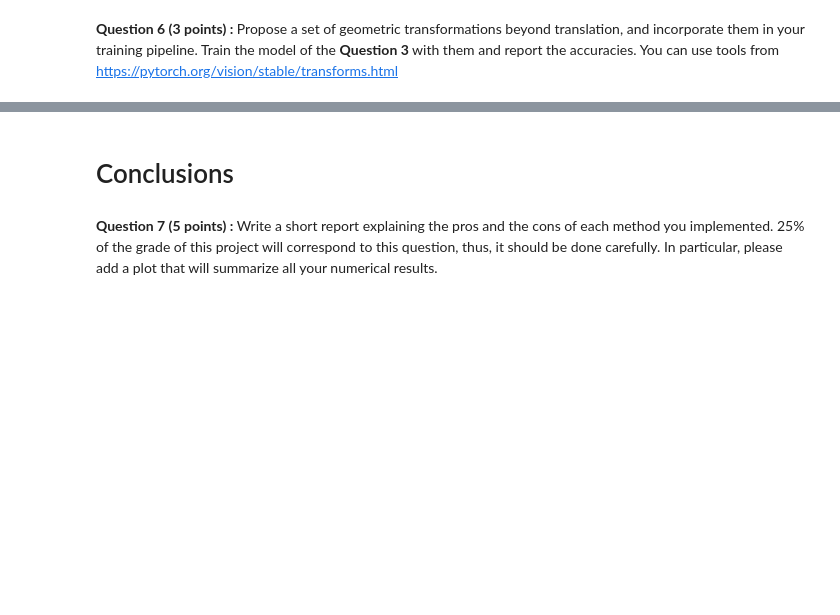
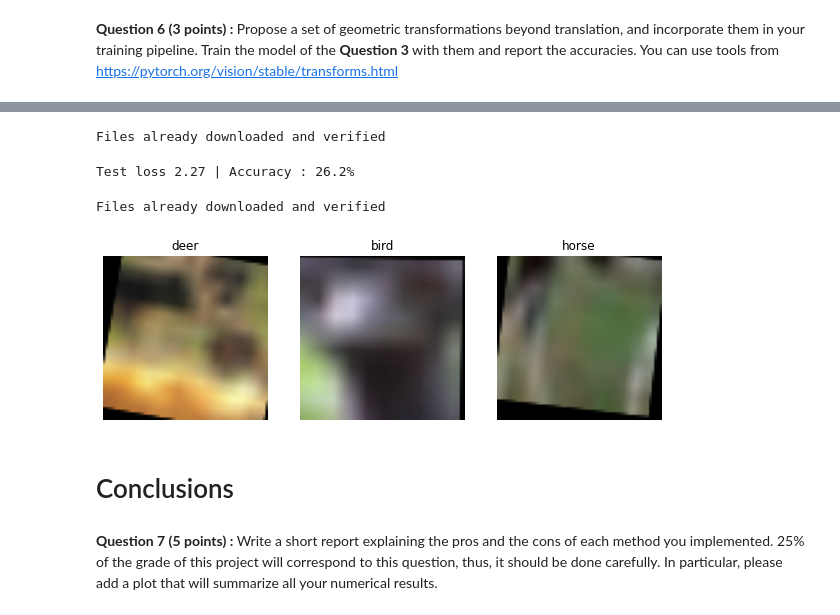
Before and after one commit to gbelouze/mva-dlip-tp4, a Jupyter notebook: notebooks/TP4_transfer.ipynb, the cells around one changed output, grey strips where cells are left out. Cells and saved outputs as stored; diff of their text form; code cells hidden in the pictures; blank space fills up the shorter version.

```diff
--- a/notebooks/TP4_transfer.ipynb
+++ b/notebooks/TP4_transfer.ipynb
@@ -77,0 +68,20 @@ print(pd.Series([y for _, y in X_train]).value_counts() / len(X_train))
+# %%
+from tp4.data import TinyCIFAR
+from tp4.data import transforms
+
+def X(mode="train", transform="minimal", size=224, length=None):
+    transform = transforms[transform]
+    resize = T.RandomResizedCrop(size) if mode == "train" else T.Resize(size)
+    transform = T.Compose([
+        resize,
+        transform
+    ])
+    if mode == "train" or mode == "val":
+        return  TinyCIFAR(root="../data", download=True, transform=transform)
+    elif mode == "test":
+        ret = V.datasets.cifar.CIFAR10(root="../data", train=False, download=True, transform=transform)
+        if length is not None:
+            return torch.utils.data.Subset(ret, np.random.randint(len(ret), size=length))
+        return ret
+    else:
+        raise ValueError(mode)
@@ -201,3 +338,14 @@ X_train_auto_augmented = TinyCIFAR(root="../data", download=True, transforms=...
+# %%
+test_loss, test_accuracy = training.test(augmented, X("test", "minimal", size=64), batch_size=25)
+print(f"Test loss {test_loss:04.2f} | Accuracy : {100 * test_accuracy:04.1f}%")
+# %% [output]
+Files already downloaded and verified
+Test loss 2.27 | Accuracy : 26.2%
+# %%
+utils.visualize(X("train", "colour_and_geometric", size=64))
+# %% [output]
+Files already downloaded and verified
+[figure, added]
 # %% [markdown]
 # Conclusions
 # %% [markdown]
```
Also changed, not shown: parts of 60 cells of this notebook.
